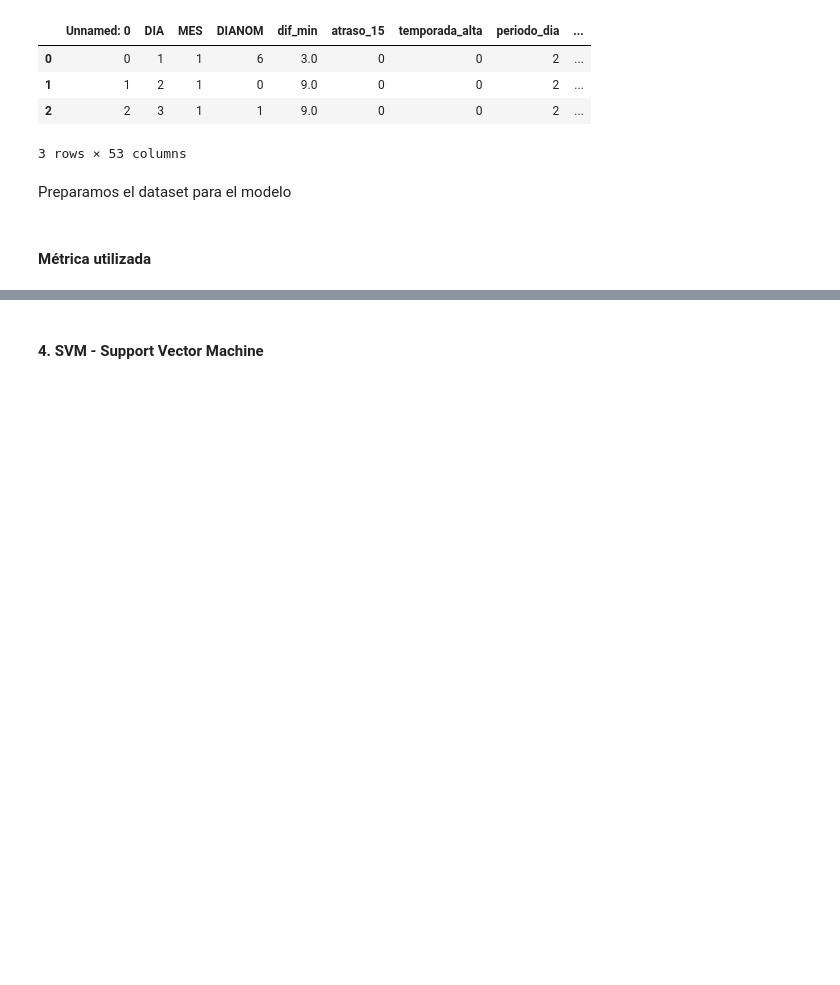
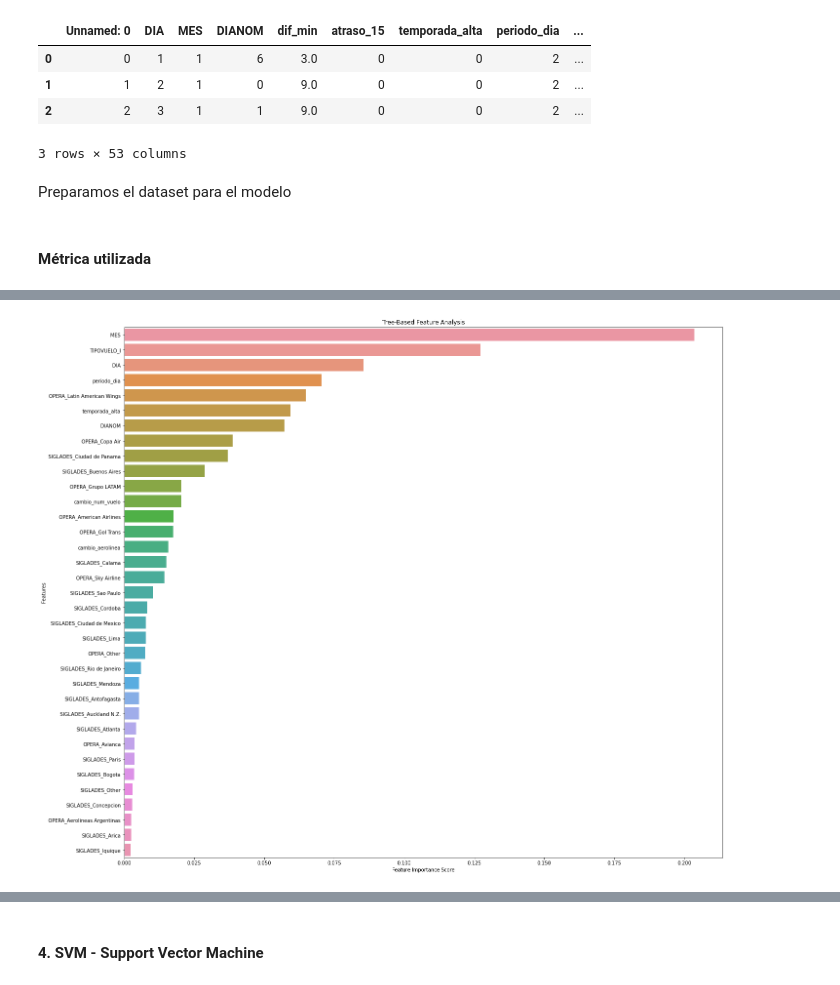
Before and after one commit to rebeccahcohen/Challenge_LATAM, a Jupyter notebook: modelos.ipynb, the cells around one changed output, grey strips where cells are left out. Drawn from its saved outputs; the diff is of its cells as text; code cells hidden in the pictures; blank space fills up the shorter version.

```diff
--- a/modelos.ipynb
+++ b/modelos.ipynb
@@ -125,0 +191,8 @@ ax.set_ylabel('Actual Values ');
+# %%
+feature_scores = pd.Series(rfc.feature_importances_, index=X.columns).sort_values(ascending=False).head(35)
+sns.barplot(x=feature_scores, y=feature_scores.index).set_title('Tree-Based Feature Analysis')
+plt.xlabel('Feature Importance Score')
+plt.ylabel('Features')
+plt.rcParams["figure.figsize"] = (22, 20)
+# %% [output]
+[figure, added]
```
Also changed, not shown: parts of 24 cells of this notebook, 2 other files.
